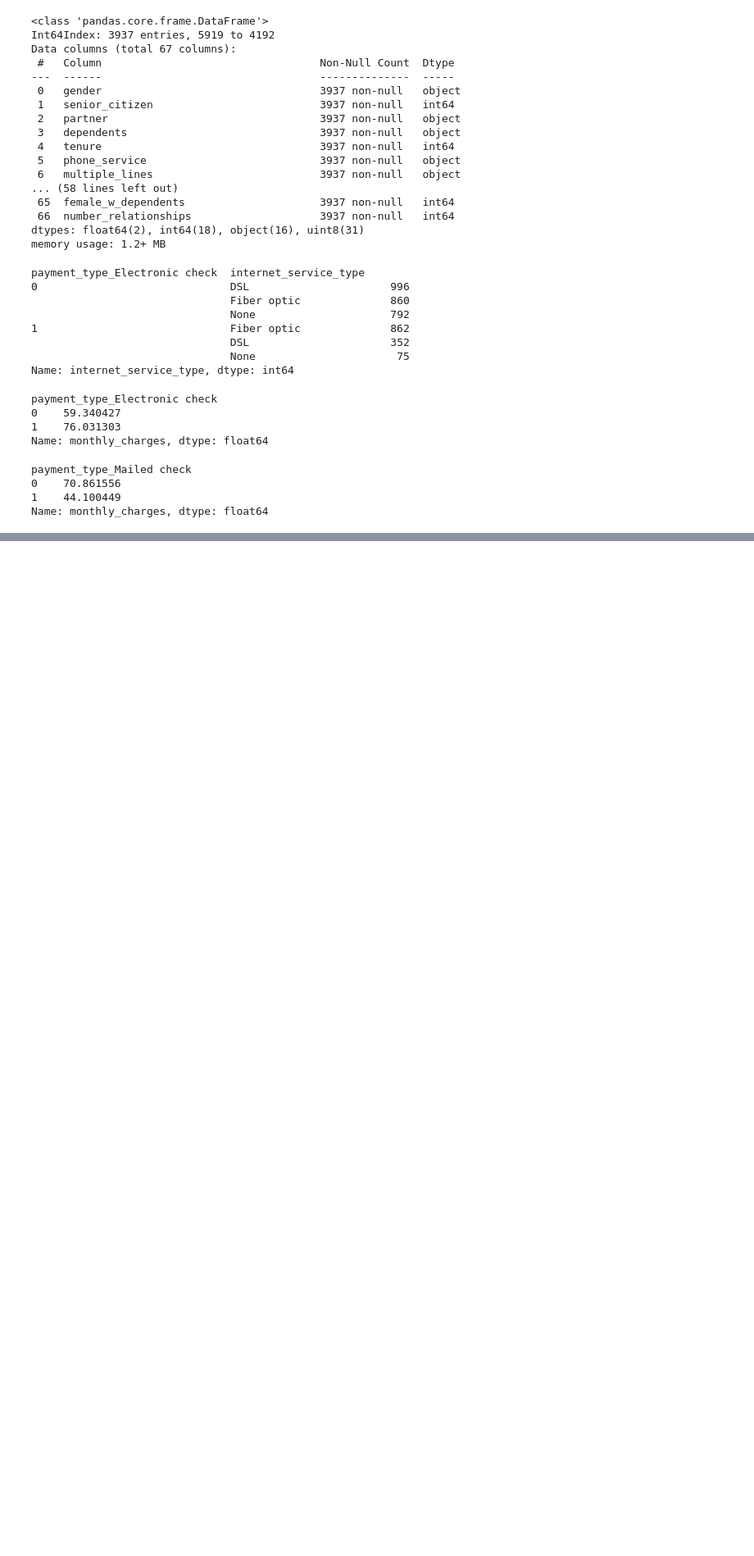
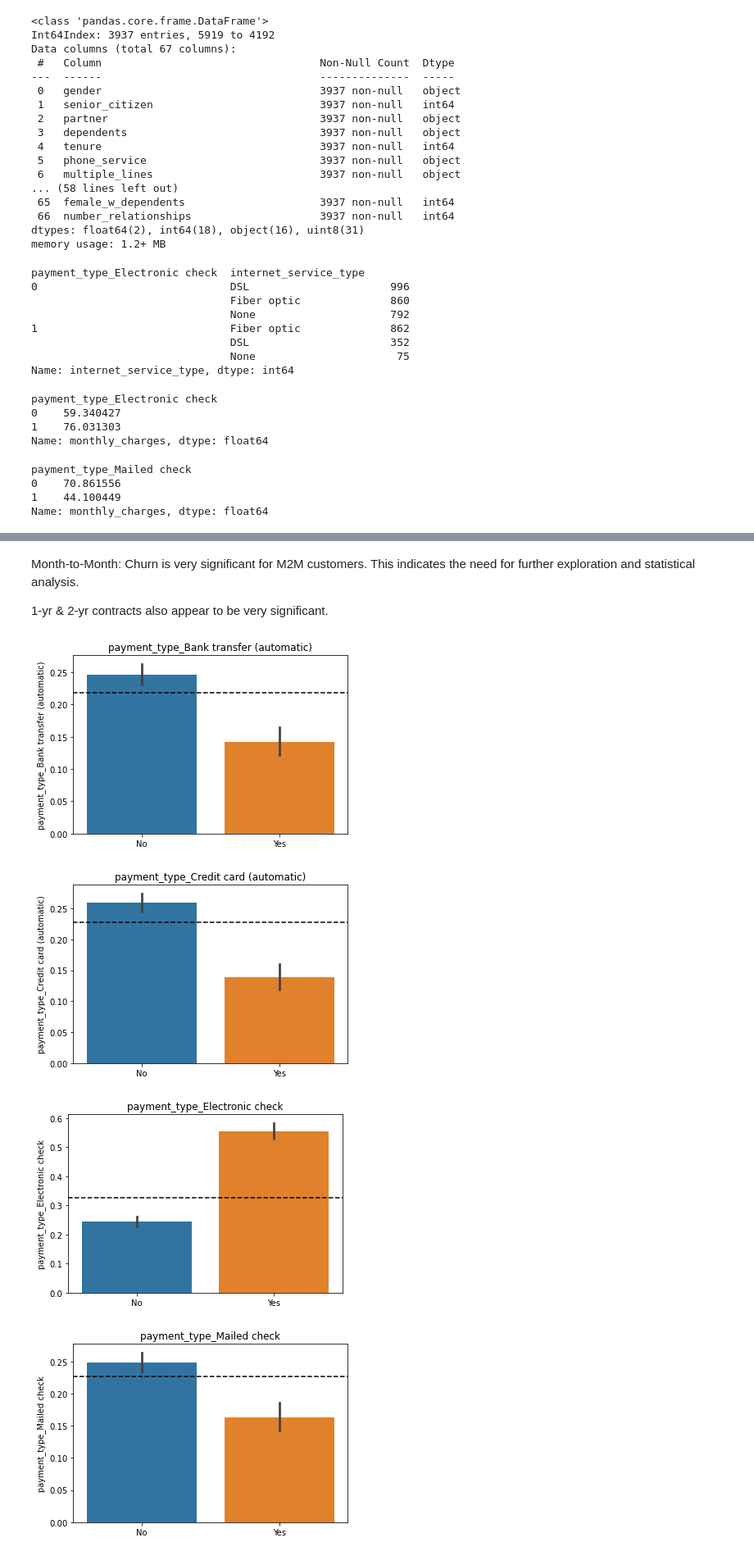
Before and after one commit to SchneemannDavid/classification_project, a Jupyter notebook: acquire_prep_explore.ipynb, the cells around one changed output, grey strips where cells are left out. Shown at 82% size. Cells and saved outputs as stored; diff of their text form; code cells hidden in the pictures; blank space fills up the shorter version.

```diff
--- a/acquire_prep_explore.ipynb
+++ b/acquire_prep_explore.ipynb
@@ -714,0 +663,22 @@ Name: monthly_charges, dtype: float64
+# %% [markdown]
+Month-to-Month: Churn is very significant for M2M customers. This indicates the need for further exploration and statistical analysis.
+
+1-yr & 2-yr contracts also appear to be very significant.
+# %%
+## Q2: Electronic Check vs. other payment types
+variables = ['payment_type_Bank transfer (automatic)', 'payment_type_Credit card (automatic)', 'payment_type_Electronic check', 'payment_type_Mailed check']
+
+mean = [train['payment_type_Bank transfer (automatic)'].mean(), train['payment_type_Credit card (automatic)'].mean(), train['payment_type_Electronic check'].mean(), train['payment_type_Mailed check'].mean()]
+
+for x in range(0,4):
+    sns.barplot('churn',variables[x], data=train)
+
+    plt.xlabel('')
+    plt.title(variables[x])
+    plt.axhline(mean[x], ls = '--', color = 'black')
+    plt.show()
+# %% [output]
+[figure, added]
+[figure, added]
+[figure, added]
+[figure, added]
```
Also changed, not shown: parts of 103 cells of this notebook, 5 other files.
